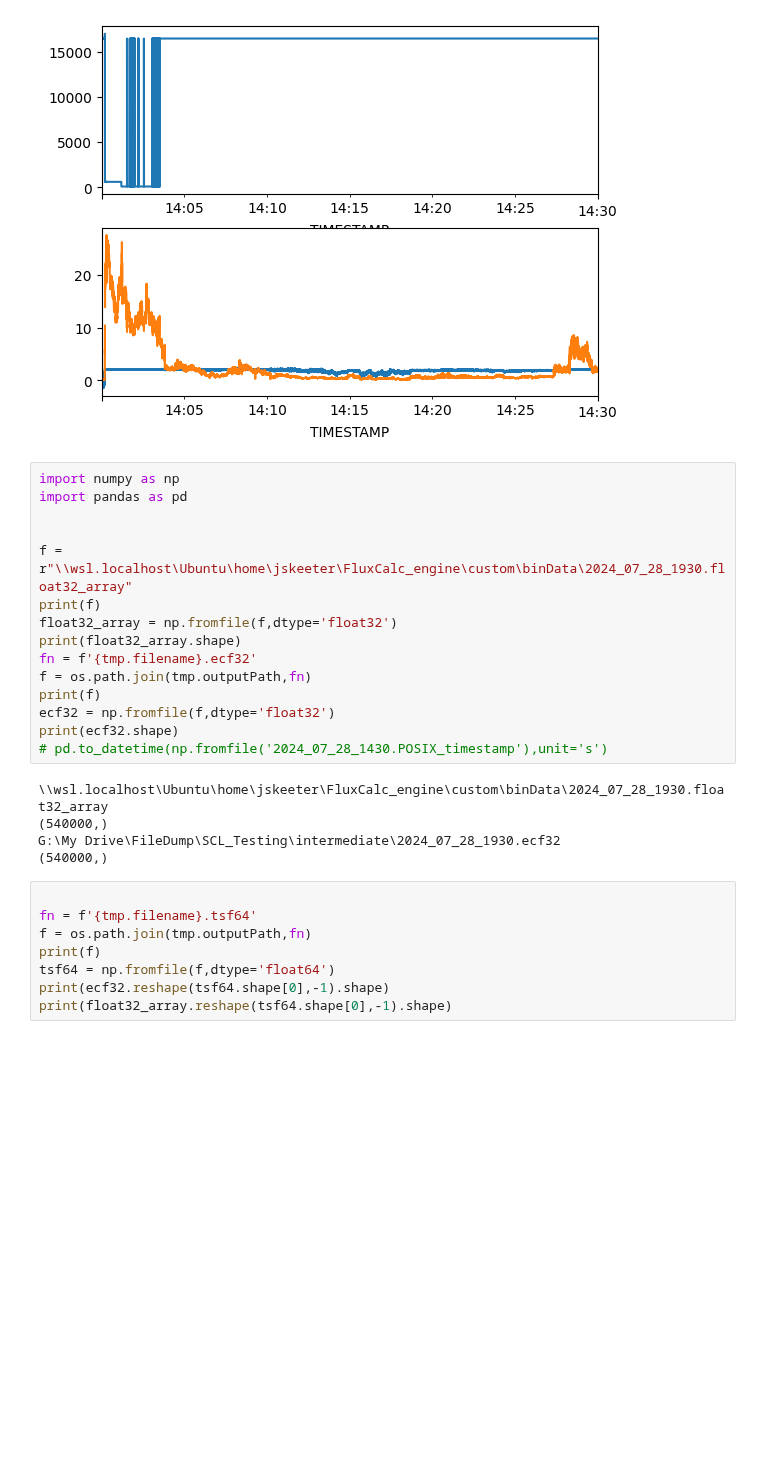
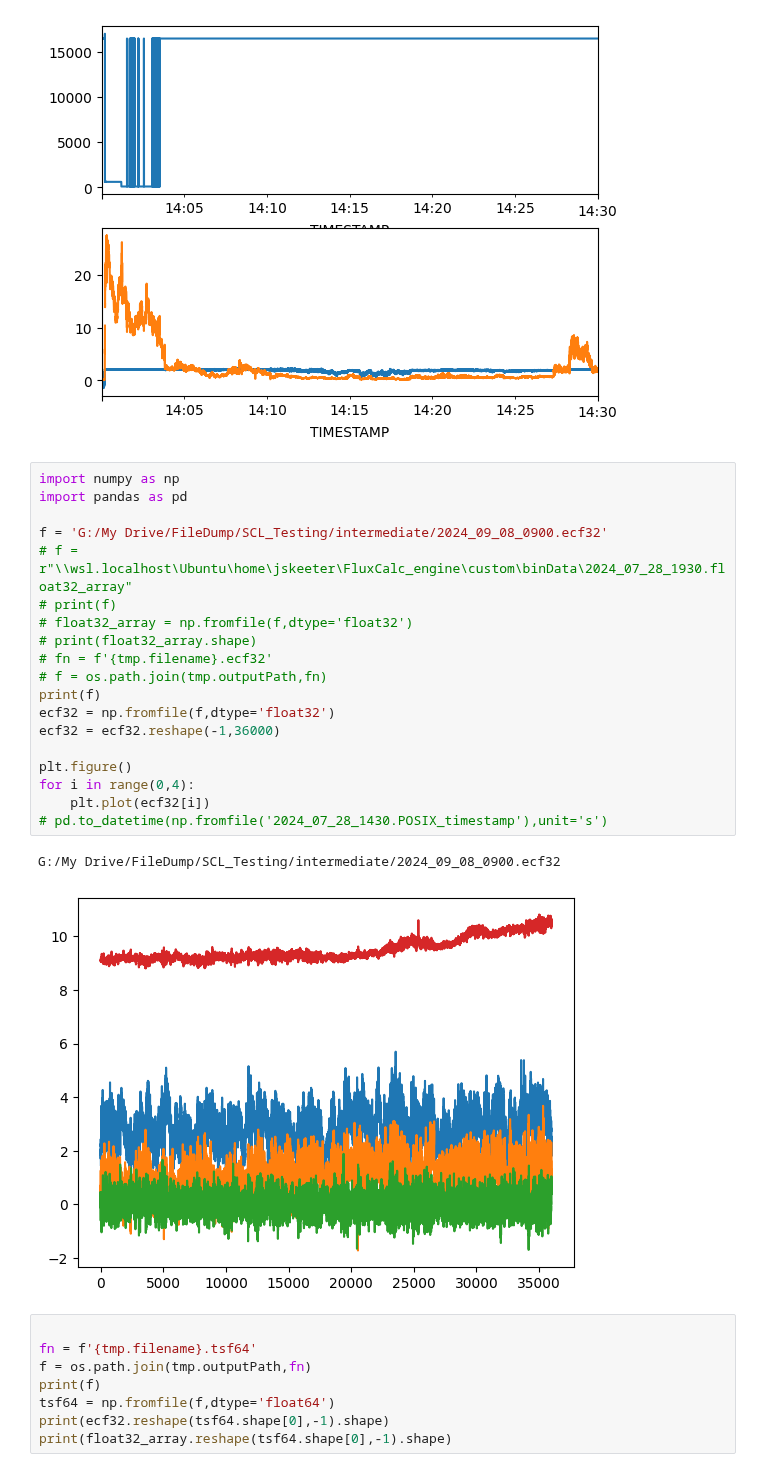
Before and after one commit to gsc-permafrost/EC_dataPipeline, a Jupyter notebook: NewDev.ipynb, the cells around one changed output. Saved outputs shown, nothing was run; the diff lists cells and outputs as text; blank space fills up the shorter version.

Commit message:
deubgging flux engine

```diff
--- a/NewDev.ipynb
+++ b/NewDev.ipynb
@@ -83,23 +84,25 @@ Index(['Ux', 'Uy', 'Uz', 'Ts', 'Diagnostic_CSAT', 'CO2', 'H2O', 'press',
 # %%
 import numpy as np
 import pandas as pd
 
-
-f = r"\\wsl.localhost\Ubuntu\home\jskeeter\FluxCalc_engine\custom\binData\2024_07_28_1930.float32_array"
-print(f)
-float32_array = np.fromfile(f,dtype='float32')
-print(float32_array.shape)
-fn = f'{tmp.filename}.ecf32'
-f = os.path.join(tmp.outputPath,fn)
+f = 'G:/My Drive/FileDump/SCL_Testing/intermediate/2024_09_08_0900.ecf32'
+# f = r"\\wsl.localhost\Ubuntu\home\jskeeter\FluxCalc_engine\custom\binData\2024_07_28_1930.float32_array"
+# print(f)
+# float32_array = np.fromfile(f,dtype='float32')
+# print(float32_array.shape)
+# fn = f'{tmp.filename}.ecf32'
+# f = os.path.join(tmp.outputPath,fn)
 print(f)
 ecf32 = np.fromfile(f,dtype='float32')
-print(ecf32.shape)
+ecf32 = ecf32.reshape(-1,36000)
+
+plt.figure()
+for i in range(0,4):
+    plt.plot(ecf32[i])
 # pd.to_datetime(np.fromfile('2024_07_28_1430.POSIX_timestamp'),unit='s')
 # %% [output]
-\\wsl.localhost\Ubuntu\home\jskeeter\FluxCalc_engine\custom\binData\2024_07_28_1930.float32_array
-(540000,)
-G:\My Drive\FileDump\SCL_Testing\intermediate\2024_07_28_1930.ecf32
-(540000,)
+G:/My Drive/FileDump/SCL_Testing/intermediate/2024_09_08_0900.ecf32
+[figure, added]
 # %%
 
 fn = f'{tmp.filename}.tsf64'
```
Also changed, not shown: parts of 1 cell of this notebook.
